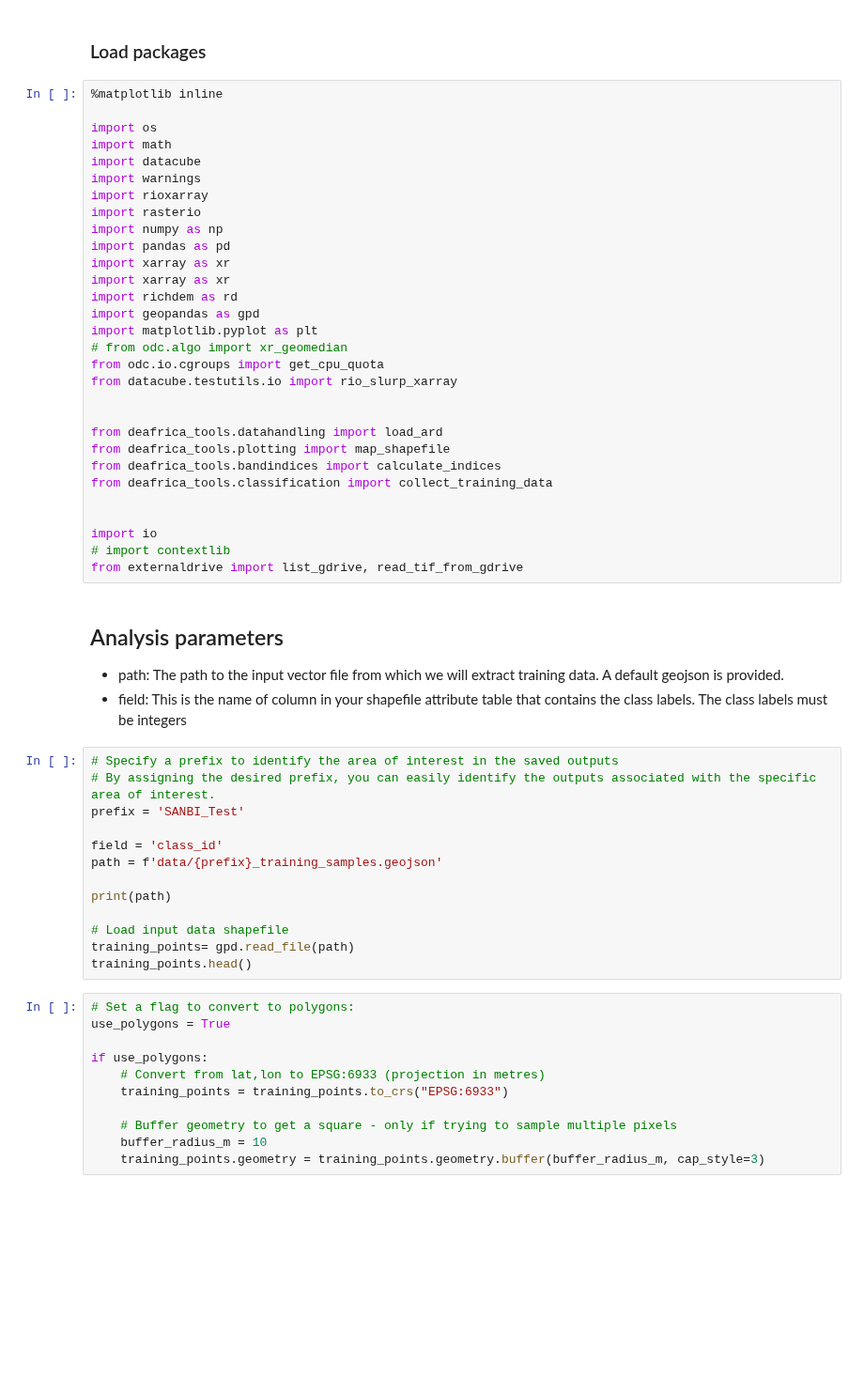
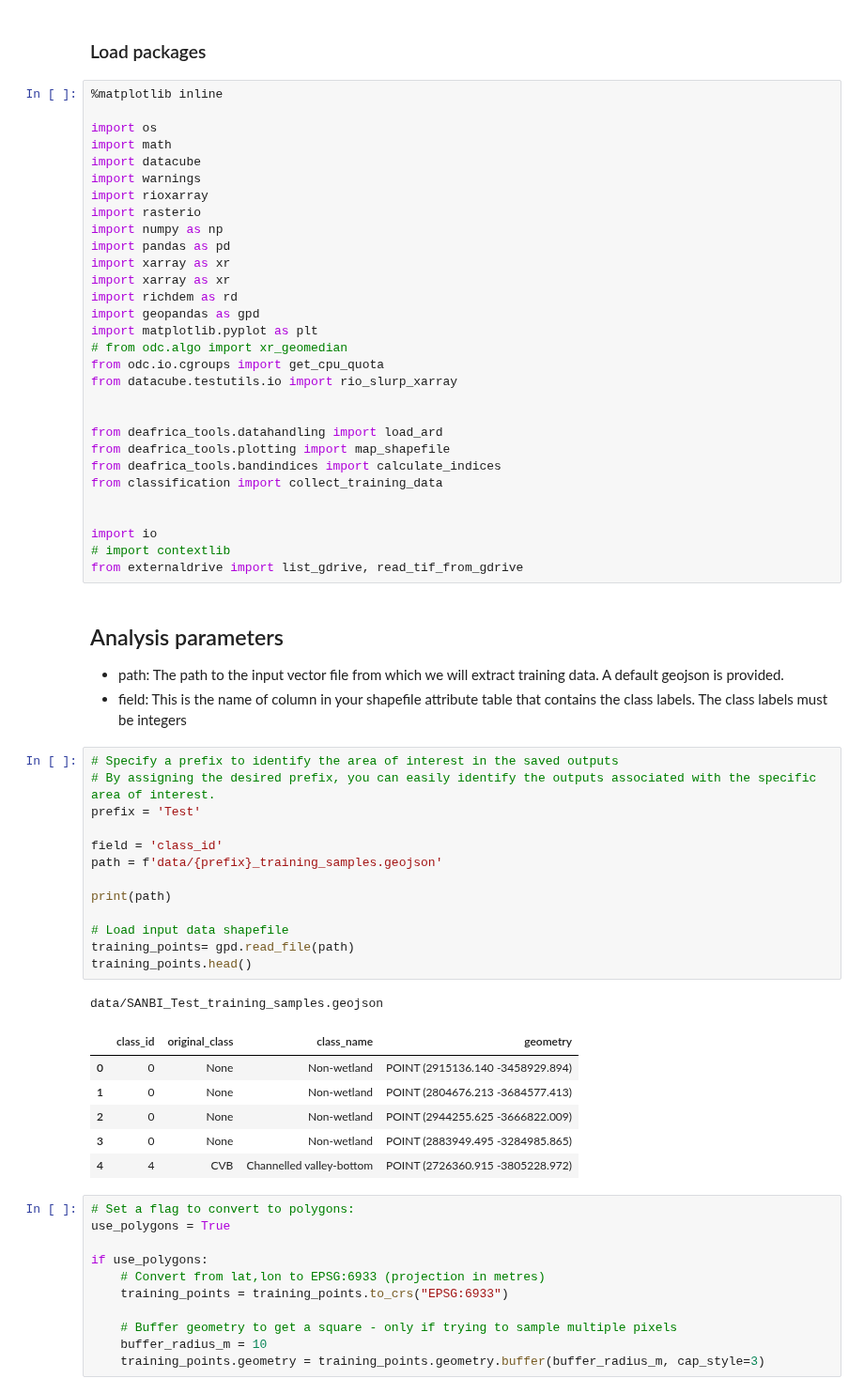
Before and after one commit to teal-waters/deafrica-wetland, a Jupyter notebook: Workflow-notebooks/03_Feature_Extraction.ipynb, the cells around one changed output. Shown at 94% size. Saved outputs shown, nothing was run; the diff lists cells and outputs as text; blank space fills up the shorter version.

```diff
--- a/Workflow-notebooks/03_Feature_Extraction.ipynb
+++ b/Workflow-notebooks/03_Feature_Extraction.ipynb
@@ -55,7 +61,7 @@ from datacube.testutils.io import rio_slurp_xarray
 from deafrica_tools.datahandling import load_ard
 from deafrica_tools.plotting import map_shapefile
 from deafrica_tools.bandindices import calculate_indices
-from deafrica_tools.classification import collect_training_data
+from classification import collect_training_data
 
 
 import io
@@ -68,16 +74,24 @@ from externaldrive import list_gdrive, read_tif_from_gdrive
 # %%
 # Specify a prefix to identify the area of interest in the saved outputs
 # By assigning the desired prefix, you can easily identify the outputs associated with the specific area of interest.
-prefix = 'SANBI_Test'
+prefix = 'Test'
 
 field = 'class_id'
 path = f'data/{prefix}_training_samples.geojson'
 
 print(path)
 
 # Load input data shapefile
 training_points= gpd.read_file(path)
 training_points.head()
+# %% [output]
+data/SANBI_Test_training_samples.geojson
+|  | class_id | original_class | class_name | geometry |
+| 0 | 0 | None | Non-wetland | POINT (2915136.140 -3458929.894) |
+| 1 | 0 | None | Non-wetland | POINT (2804676.213 -3684577.413) |
+| 2 | 0 | None | Non-wetland | POINT (2944255.625 -3666822.009) |
+| 3 | 0 | None | Non-wetland | POINT (2883949.495 -3284985.865) |
+| 4 | 4 | CVB | Channelled valley-bottom | POINT (2726360.915 -3805228.972) |
 # %%
 # Set a flag to convert to polygons:
 use_polygons = True
```
Also changed, not shown: parts of 11 cells of this notebook.
